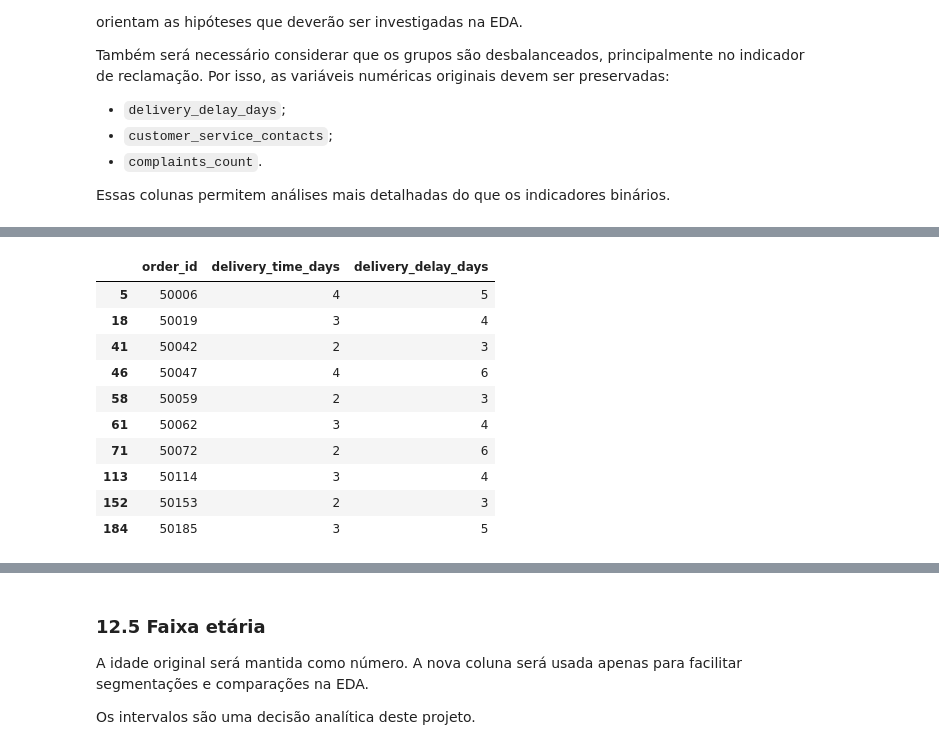
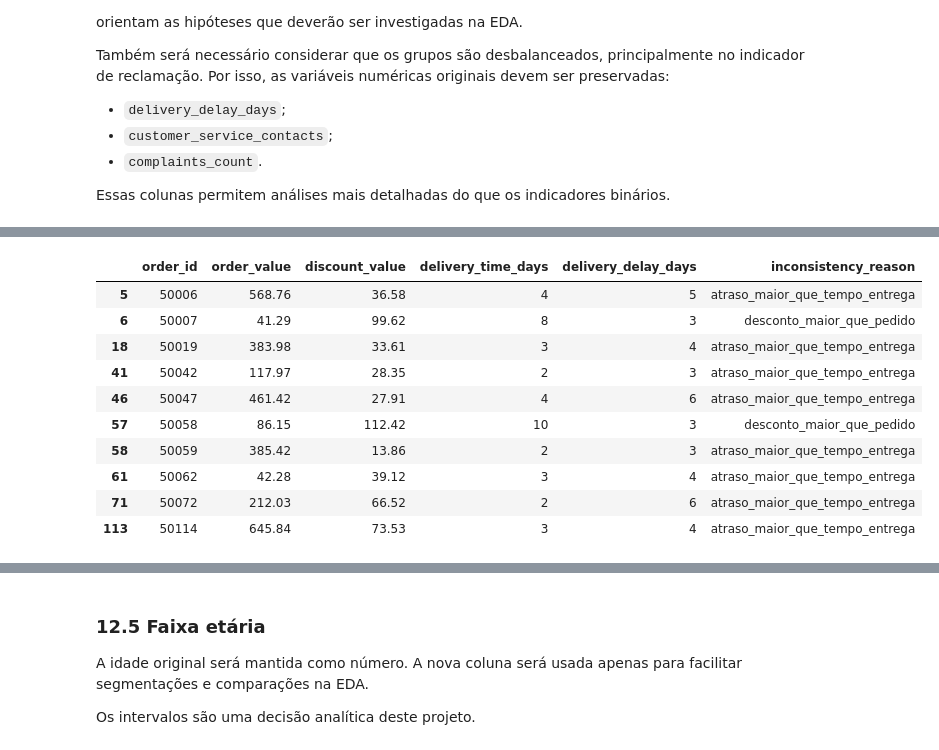
Before and after one commit to Fabio-Costa986/Business-understanding-and-data-analysis, a Jupyter notebook: notebook/01_tratamento_dados.ipynb, the cells around one changed output, grey strips where cells are left out. Cells and saved outputs as stored; diff of their text form; code cells hidden in the pictures.

```diff
--- a/notebook/01_tratamento_dados.ipynb
+++ b/notebook/01_tratamento_dados.ipynb
@@ -617,7 +658,7 @@ A classificação utilizada foi:
 - `1`: pedido com atraso.
 # %%
 # Cria o indicador binário de atraso
-df["teve_atraso"] = np.where(
+df["had_delivery_delay"] = np.where(
     df["delivery_delay_days"] > 0,
     1,
     0
@@ -625,9 +666,9 @@ df["teve_atraso"] = np.where(
 
 # Quantidade e percentual de pedidos em cada situação
 resumo_atraso = pd.DataFrame({
-    "quantidade": df["teve_atraso"].value_counts().sort_index(),
+    "quantidade": df["had_delivery_delay"].value_counts().sort_index(),
     "percentual": (
-        df["teve_atraso"].value_counts(normalize=True).sort_index() * 100
+        df["had_delivery_delay"].value_counts(normalize=True).sort_index() * 100
     ).round(2)
 })
 
@@ -649,7 +690,7 @@ A classificação utilizada foi:
 - `1`: pelo menos um contato registrado.
 # %%
 # Cria o indicador binário de atendimento
-df["contato_com_atendimento"] = np.where(
+df["had_customer_service_contact"] = np.where(
     df["customer_service_contacts"] > 0,
     1,
     0
@@ -657,9 +698,9 @@ df["contato_com_atendimento"] = np.where(
 
 # Quantidade e percentual de pedidos em cada situação
 resumo_atendimento = pd.DataFrame({
-    "quantidade": df["contato_com_atendimento"].value_counts().sort_index(),
+    "quantidade": df["had_customer_service_contact"].value_counts().sort_index(),
     "percentual": (
-        df["contato_com_atendimento"].value_counts(normalize=True).sort_index() * 100
+        df["had_customer_service_contact"].value_counts(normalize=True).sort_index() * 100
     ).round(2)
 })
 
@@ -681,7 +722,7 @@ A classificação utilizada foi:
 - `1`: uma ou mais reclamações registradas.
 # %%
 # Cria o indicador binário de reclamação
-df["teve_reclamacao"] = np.where(
+df["had_complaint"] = np.where(
     df["complaints_count"] > 0,
     1,
     0
@@ -689,9 +730,9 @@ df["teve_reclamacao"] = np.where(
 
 # Quantidade e percentual de pedidos em cada situação
 resumo_reclamacao = pd.DataFrame({
-    "quantidade": df["teve_reclamacao"].value_counts().sort_index(),
+    "quantidade": df["had_complaint"].value_counts().sort_index(),
     "percentual": (
-        df["teve_reclamacao"].value_counts(normalize=True).sort_index() * 100
+        df["had_complaint"].value_counts(normalize=True).sort_index() * 100
     ).round(2)
 })
 
@@ -772,20 +840,40 @@ Faremos a verificações das variáveis para identificar possíveis distorções
 # %%
-# Identifica pedidos em que os dias de atraso são maiores
-# que o tempo total de entrega.
-inconsistencias_atraso = df[
-    df["delivery_delay_days"] > df["delivery_time_days"]
-]
+# Seleciona os registros que violam pelo menos uma regra crítica
+df_registros_rejeitados = df.loc[mascara_registro_critico].copy()
 
-print(
-    "Quantidade de registros com atraso maior "
-    f"que o tempo total: {len(inconsistencias_atraso)}"
+# Registra o motivo de cada inconsistência
+df_registros_rejeitados["inconsistency_reason"] = ""
+
+df_registros_rejeitados.loc[
+    regra_atraso[mascara_registro_critico],
+    "inconsistency_reason"
+] = "atraso_maior_que_tempo_entrega"
+
+df_registros_rejeitados.loc[
+    regra_desconto[mascara_registro_critico],
+    "inconsistency_reason"
+] = (
+    df_registros_rejeitados.loc[
+        regra_desconto[mascara_registro_critico],
+        "inconsistency_reason"
+    ]
+    .replace("", "desconto_maior_que_pedido")
+    .replace(
+        "atraso_maior_que_tempo_entrega",
+        "atraso_maior_que_tempo_entrega; desconto_maior_que_pedido"
+    )
 )
 
-inconsistencias_atraso[
+print(f"Registros separados para auditoria: {len(df_registros_rejeitados)}")
+
+df_registros_rejeitados[
     [
         "order_id",
+        "order_value",
+        "discount_value",
         "delivery_time_days",
-        "delivery_delay_days"
+        "delivery_delay_days",
+        "inconsistency_reason"
     ]
 ].head(10)
 # %% [output]
@@ -793,12 +881,12 @@ Quantidade de registros com atraso maior que o tempo total: 121
-|  | order_id | delivery_time_days | delivery_delay_days |
-| 5 | 50006 | 4 | 5 |
-| 18 | 50019 | 3 | 4 |
-| 41 | 50042 | 2 | 3 |
-| 46 | 50047 | 4 | 6 |
-| 58 | 50059 | 2 | 3 |
-| 61 | 50062 | 3 | 4 |
-| 71 | 50072 | 2 | 6 |
-| 113 | 50114 | 3 | 4 |
-| 152 | 50153 | 2 | 3 |
-| 184 | 50185 | 3 | 5 |
+|  | order_id | order_value | discount_value | delivery_time_days | delivery_delay_days | inconsistency_reason |
+| 5 | 50006 | 568.76 | 36.58 | 4 | 5 | atraso_maior_que_tempo_entrega |
+| 6 | 50007 | 41.29 | 99.62 | 8 | 3 | desconto_maior_que_pedido |
+| 18 | 50019 | 383.98 | 33.61 | 3 | 4 | atraso_maior_que_tempo_entrega |
+| 41 | 50042 | 117.97 | 28.35 | 2 | 3 | atraso_maior_que_tempo_entrega |
+| 46 | 50047 | 461.42 | 27.91 | 4 | 6 | atraso_maior_que_tempo_entrega |
+| 57 | 50058 | 86.15 | 112.42 | 10 | 3 | desconto_maior_que_pedido |
+| 58 | 50059 | 385.42 | 13.86 | 2 | 3 | atraso_maior_que_tempo_entrega |
+| 61 | 50062 | 42.28 | 39.12 | 3 | 4 | atraso_maior_que_tempo_entrega |
+| 71 | 50072 | 212.03 | 66.52 | 2 | 6 | atraso_maior_que_tempo_entrega |
+| 113 | 50114 | 645.84 | 73.53 | 3 | 4 | atraso_maior_que_tempo_entrega |
 # %%
```
Also changed, not shown: parts of 42 cells of this notebook, 2 other files.
